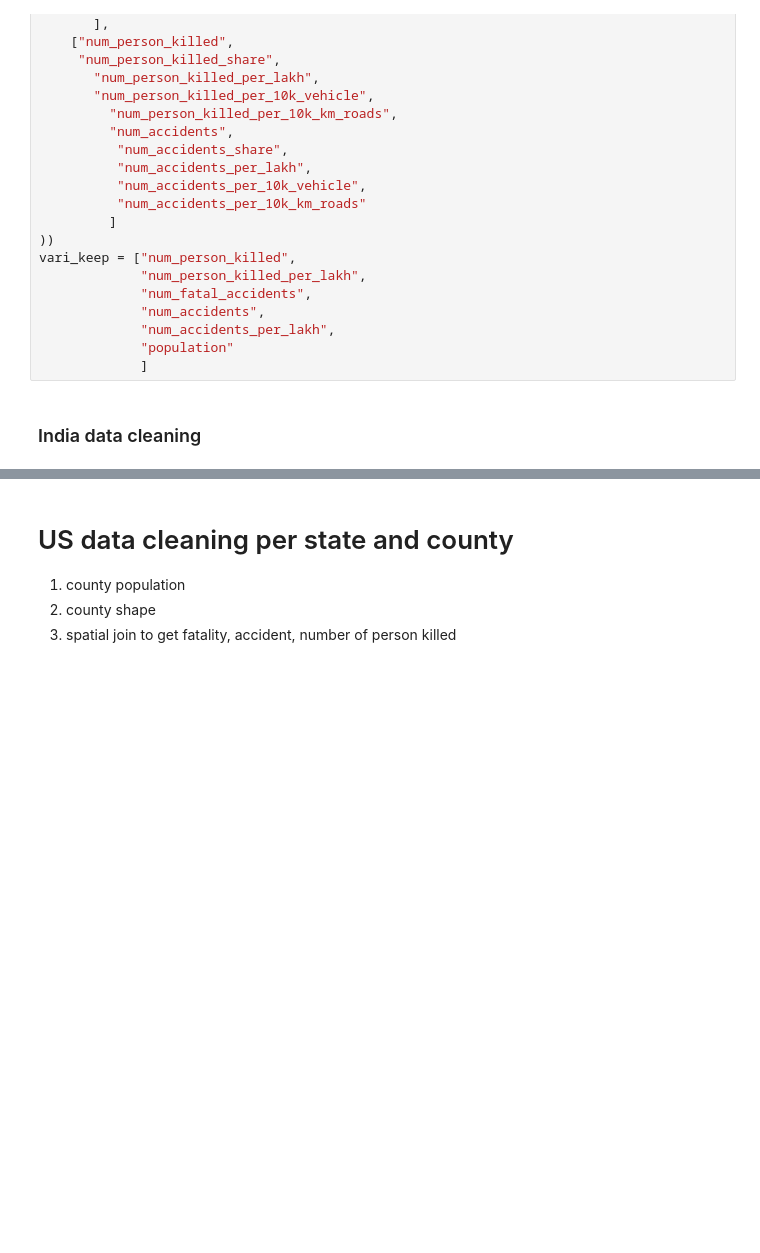
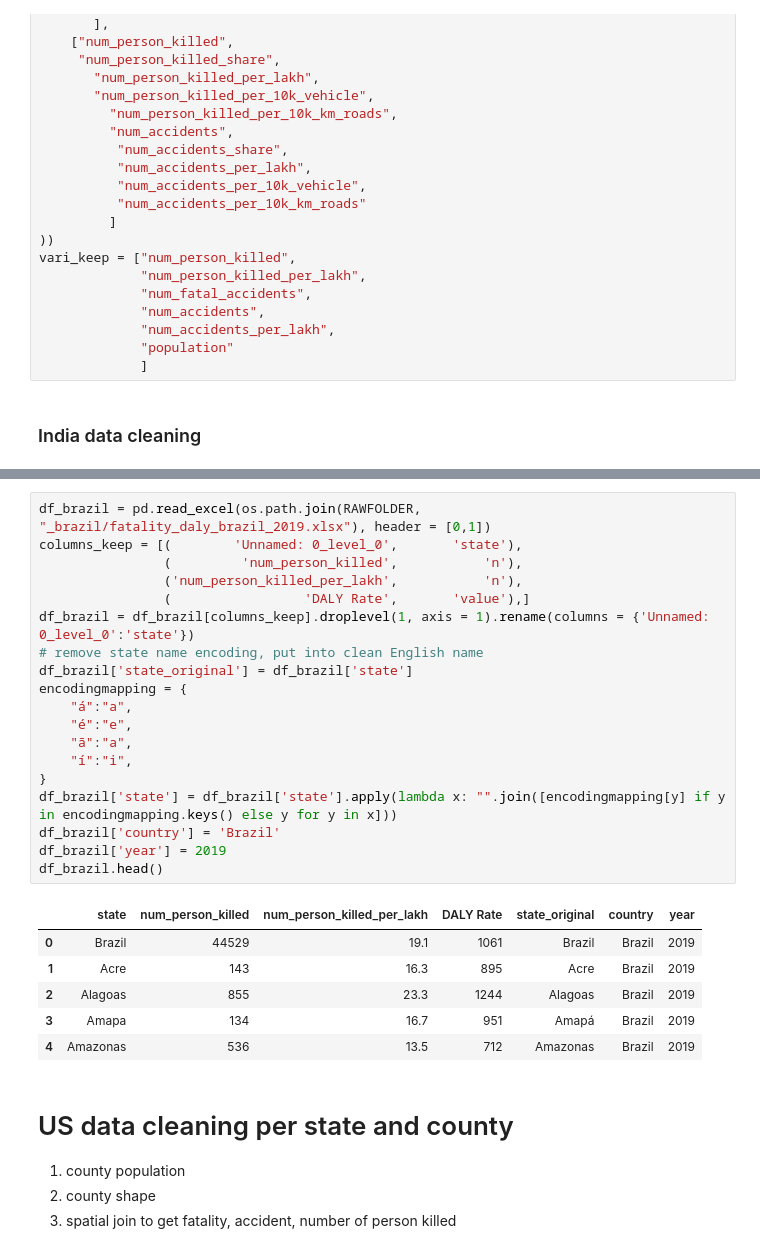
Before and after one commit to brookefzy/uvi-time-machine, a Jupyter notebook: _script/c-road-injury/03_road_fatality.ipynb, the cells around one changed output, grey strips where cells are left out. Saved outputs shown, nothing was run; the diff lists cells and outputs as text; blank space fills up the shorter version.

```diff
--- a/_script/c-road-injury/03_road_fatality.ipynb
+++ b/_script/c-road-injury/03_road_fatality.ipynb
@@ -181,3 +196,29 @@ other_df[other_df['country']=='United States']
+# %%
+df_brazil = pd.read_excel(os.path.join(RAWFOLDER, "_brazil/fatality_daly_brazil_2019.xlsx"), header = [0,1])
+columns_keep = [(        'Unnamed: 0_level_0',       'state'),
+                (         'num_person_killed',           'n'),
+                ('num_person_killed_per_lakh',           'n'),
+                (                 'DALY Rate',       'value'),]
+df_brazil = df_brazil[columns_keep].droplevel(1, axis = 1).rename(columns = {'Unnamed: 0_level_0':'state'})
+# remove state name encoding, put into clean English name
+df_brazil['state_original'] = df_brazil['state']
+encodingmapping = {
+    "á":"a",
+    "é":"e",
+    "ã":"a",
+    "í":"i",
+}
+df_brazil['state'] = df_brazil['state'].apply(lambda x: "".join([encodingmapping[y] if y in encodingmapping.keys() else y for y in x]))
+df_brazil['country'] = 'Brazil'
+df_brazil['year'] = 2019
+df_brazil.head()
+# %% [output]
+|  | state | num_person_killed | num_person_killed_per_lakh | DALY Rate | state_original | country | year |
+| 0 | Brazil | 44529 | 19.1 | 1061 | Brazil | Brazil | 2019 |
+| 1 | Acre | 143 | 16.3 | 895 | Acre | Brazil | 2019 |
+| 2 | Alagoas | 855 | 23.3 | 1244 | Alagoas | Brazil | 2019 |
+| 3 | Amapa | 134 | 16.7 | 951 | Amapá | Brazil | 2019 |
+| 4 | Amazonas | 536 | 13.5 | 712 | Amazonas | Brazil | 2019 |
 # %% [markdown]
 # US data cleaning per state and county
 1. county population
```
Also changed, not shown: parts of 18 cells of this notebook.
